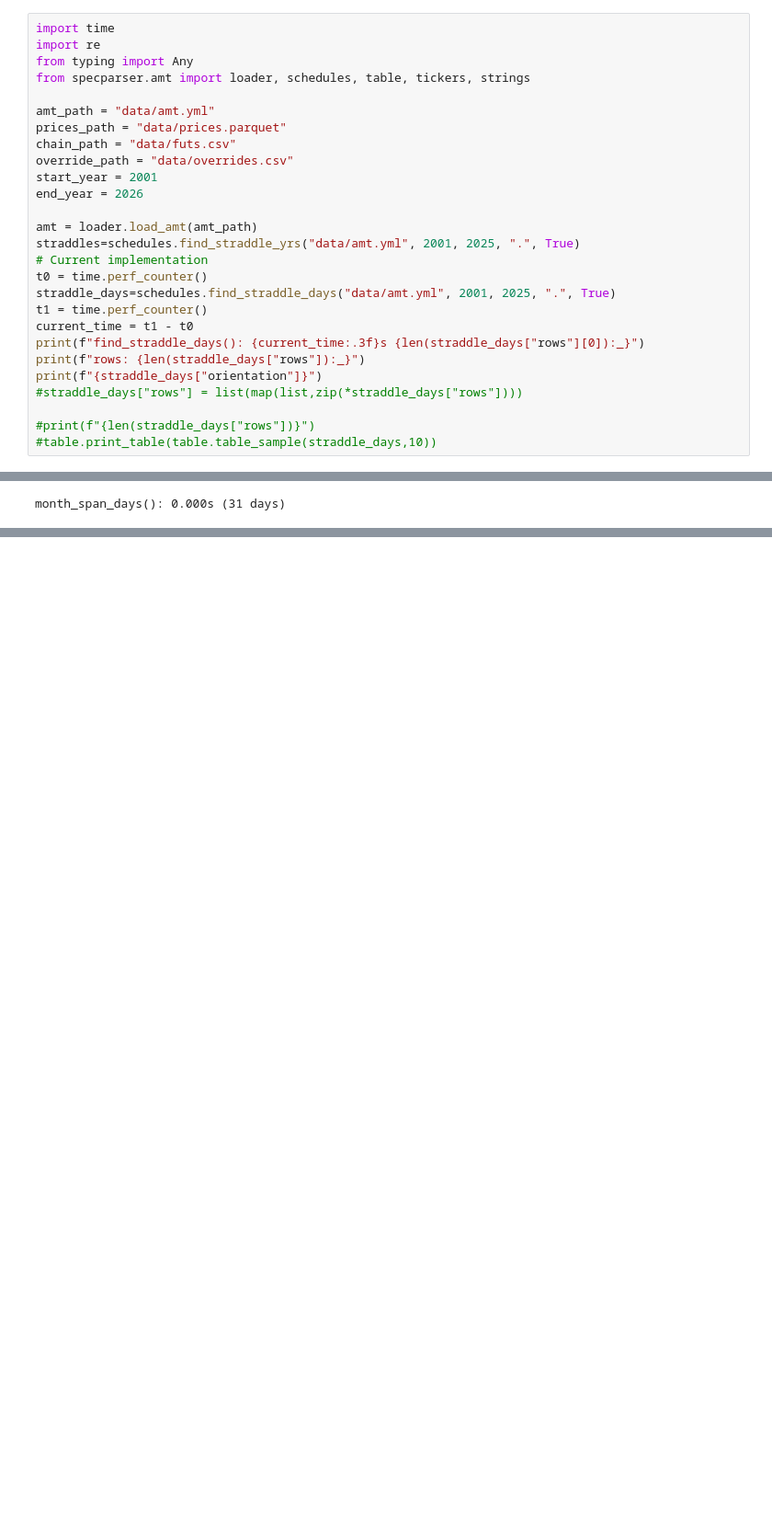
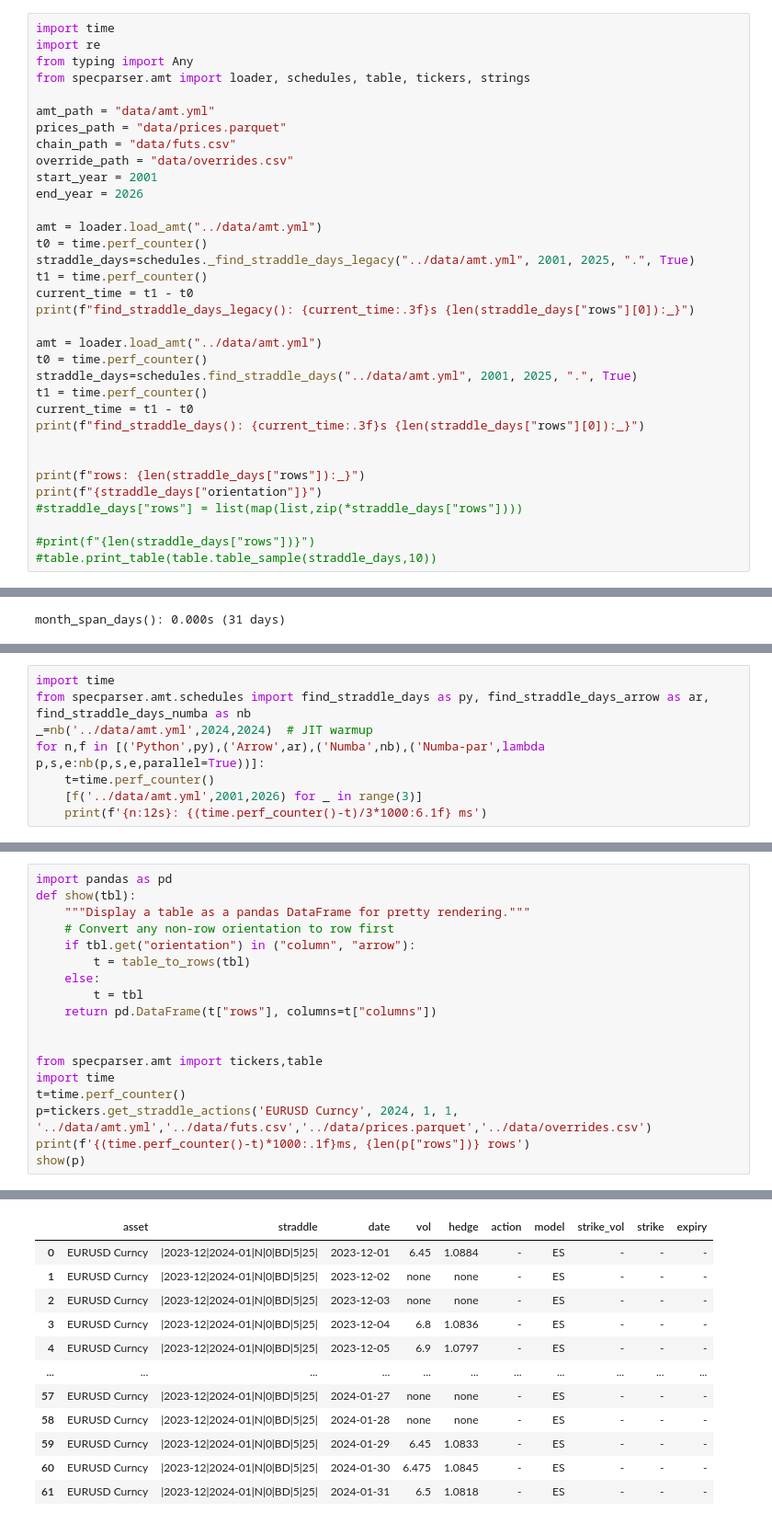
Before and after one commit to nassuphis/specparser, a Jupyter notebook: notebooks/test.ipynb, the cells around one changed output, grey strips where cells are left out. Shown at 92% size. Drawn from its saved outputs; the diff is of its cells as text; blank space fills up the shorter version.

```diff
--- a/notebooks/test.ipynb
+++ b/notebooks/test.ipynb
@@ -11,14 +11,21 @@ override_path = "data/overrides.csv"
 start_year = 2001
 end_year = 2026
 
-amt = loader.load_amt(amt_path)
-straddles=schedules.find_straddle_yrs("data/amt.yml", 2001, 2025, ".", True)
-# Current implementation
+amt = loader.load_amt("../data/amt.yml")
 t0 = time.perf_counter()
-straddle_days=schedules.find_straddle_days("data/amt.yml", 2001, 2025, ".", True)
+straddle_days=schedules._find_straddle_days_legacy("../data/amt.yml", 2001, 2025, ".", True)
+t1 = time.perf_counter()
+current_time = t1 - t0
+print(f"find_straddle_days_legacy(): {current_time:.3f}s {len(straddle_days["rows"][0]):_}")
+
+amt = loader.load_amt("../data/amt.yml")
+t0 = time.perf_counter()
+straddle_days=schedules.find_straddle_days("../data/amt.yml", 2001, 2025, ".", True)
 t1 = time.perf_counter()
 current_time = t1 - t0
 print(f"find_straddle_days(): {current_time:.3f}s {len(straddle_days["rows"][0]):_}")
+
+
 print(f"rows: {len(straddle_days["rows"]):_}")
 print(f"{straddle_days["orientation"]}")
 #straddle_days["rows"] = list(map(list,zip(*straddle_days["rows"])))
@@ -192,0 +239,8 @@ days:9,496
+# %%
+import time
+from specparser.amt.schedules import find_straddle_days as py, find_straddle_days_arrow as ar, find_straddle_days_numba as nb
+_=nb('../data/amt.yml',2024,2024)  # JIT warmup
+for n,f in [('Python',py),('Arrow',ar),('Numba',nb),('Numba-par',lambda p,s,e:nb(p,s,e,parallel=True))]:
+    t=time.perf_counter()
+    [f('../data/amt.yml',2001,2026) for _ in range(3)]
+    print(f'{n:12s}: {(time.perf_counter()-t)/3*1000:6.1f} ms')
@@ -192,0 +252,19 @@ days:9,496
+# %%
+import pandas as pd
+def show(tbl):
+    """Display a table as a pandas DataFrame for pretty rendering."""
+    # Convert any non-row orientation to row first
+    if tbl.get("orientation") in ("column", "arrow"):
+        t = table_to_rows(tbl)
+    else:
+        t = tbl
+    return pd.DataFrame(t["rows"], columns=t["columns"])
+
+
+from specparser.amt import tickers,table
+import time
+t=time.perf_counter()
+p=tickers.get_straddle_actions('EURUSD Curncy', 2024, 1, 1, '../data/amt.yml','../data/futs.csv','../data/prices.parquet','../data/overrides.csv')
+print(f'{(time.perf_counter()-t)*1000:.1f}ms, {len(p["rows"])} rows')
+show(p)
+# %% [output]
@@ -192,0 +272,12 @@ days:9,496
+|  | asset | straddle | date | vol | hedge | action | model | strike_vol | strike | expiry |
+| 0 | EURUSD Curncy | |2023-12|2024-01|N|0|BD|5|25| | 2023-12-01 | 6.45 | 1.0884 | - | ES | - | - | - |
+| 1 | EURUSD Curncy | |2023-12|2024-01|N|0|BD|5|25| | 2023-12-02 | none | none | - | ES | - | - | - |
+| 2 | EURUSD Curncy | |2023-12|2024-01|N|0|BD|5|25| | 2023-12-03 | none | none | - | ES | - | - | - |
+| 3 | EURUSD Curncy | |2023-12|2024-01|N|0|BD|5|25| | 2023-12-04 | 6.8 | 1.0836 | - | ES | - | - | - |
+| 4 | EURUSD Curncy | |2023-12|2024-01|N|0|BD|5|25| | 2023-12-05 | 6.9 | 1.0797 | - | ES | - | - | - |
+| ... | ... | ... | ... | ... | ... | ... | ... | ... | ... | ... |
+| 57 | EURUSD Curncy | |2023-12|2024-01|N|0|BD|5|25| | 2024-01-27 | none | none | - | ES | - | - | - |
+| 58 | EURUSD Curncy | |2023-12|2024-01|N|0|BD|5|25| | 2024-01-28 | none | none | - | ES | - | - | - |
+| 59 | EURUSD Curncy | |2023-12|2024-01|N|0|BD|5|25| | 2024-01-29 | 6.45 | 1.0833 | - | ES | - | - | - |
+| 60 | EURUSD Curncy | |2023-12|2024-01|N|0|BD|5|25| | 2024-01-30 | 6.475 | 1.0845 | - | ES | - | - | - |
+| 61 | EURUSD Curncy | |2023-12|2024-01|N|0|BD|5|25| | 2024-01-31 | 6.5 | 1.0818 | - | ES | - | - | - |
```
Also changed, not shown: parts of 8 cells of this notebook, 13 other files.
